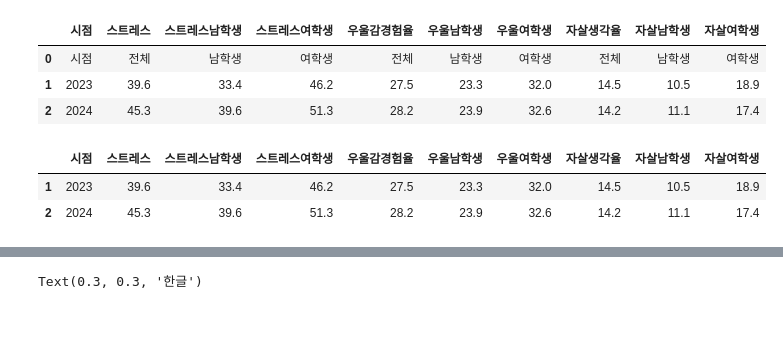
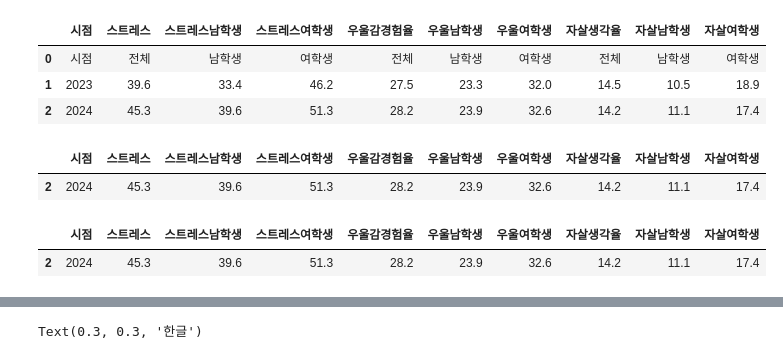
Before and after one commit to gi-yun/2025_PknuStudy_giyun, a Jupyter notebook: py11-5.ipynb, the cells around one changed output, grey strips where cells are left out. Cells and saved outputs as stored; diff of their text form; code cells hidden in the pictures; blank space fills up the shorter version.

```diff
--- a/py11-5.ipynb
+++ b/py11-5.ipynb
@@ -3,7 +3,7 @@
 - https://data.seoul.go.kr/dataList/10956/S/2/datasetView.do
 # %%
 import pandas as pd
-file_path="./ref/청소년정신건강20250304.csv"
+file_path="./ref/청소년정신건강20250304_1.csv"
 ori = pd.read_csv(file_path)
 ori
 # %% [output]
@@ -21,12 +21,23 @@ ori
 | 0 | 시점 | 전체 | 남학생 | 여학생 | 전체 | 남학생 | 여학생 | 전체 | 남학생 | 여학생 |
 | 1 | 2023 | 39.6 | 33.4 | 46.2 | 27.5 | 23.3 | 32.0 | 14.5 | 10.5 | 18.9 |
 | 2 | 2024 | 45.3 | 39.6 | 51.3 | 28.2 | 23.9 | 32.6 | 14.2 | 11.1 | 17.4 |
+# %%
+ori2=ori.copy()
+ori= ori[ori['시점'] == '2023']
+ori
+ori2= ori2[ori2['시점'] == '2024']
+ori2
+# %% [output]
+|  | 시점 | 스트레스 | 스트레스남학생 | 스트레스여학생 | 우울감경험율 | 우울남학생 | 우울여학생 | 자살생각율 | 자살남학생 | 자살여학생 |
+| 2 | 2024 | 45.3 | 39.6 | 51.3 | 28.2 | 23.9 | 32.6 | 14.2 | 11.1 | 17.4 |
 # %%
-# 시점을 없애고, 0번 행도 없앰.
+# # 시점을 없애고, 0번 행도 없앰.
 ori=ori.loc[1:,'시점':]
 ori
+# 시점을 없애고, 0번 행도 없앰.
+ori2=ori2.loc[1:,'시점':]
+ori2
 # %% [output]
 |  | 시점 | 스트레스 | 스트레스남학생 | 스트레스여학생 | 우울감경험율 | 우울남학생 | 우울여학생 | 자살생각율 | 자살남학생 | 자살여학생 |
-| 1 | 2023 | 39.6 | 33.4 | 46.2 | 27.5 | 23.3 | 32.0 | 14.5 | 10.5 | 18.9 |
 | 2 | 2024 | 45.3 | 39.6 | 51.3 | 28.2 | 23.9 | 32.6 | 14.2 | 11.1 | 17.4 |
 # %%
```
Also changed, not shown: parts of 7 cells of this notebook, 29 other files.
